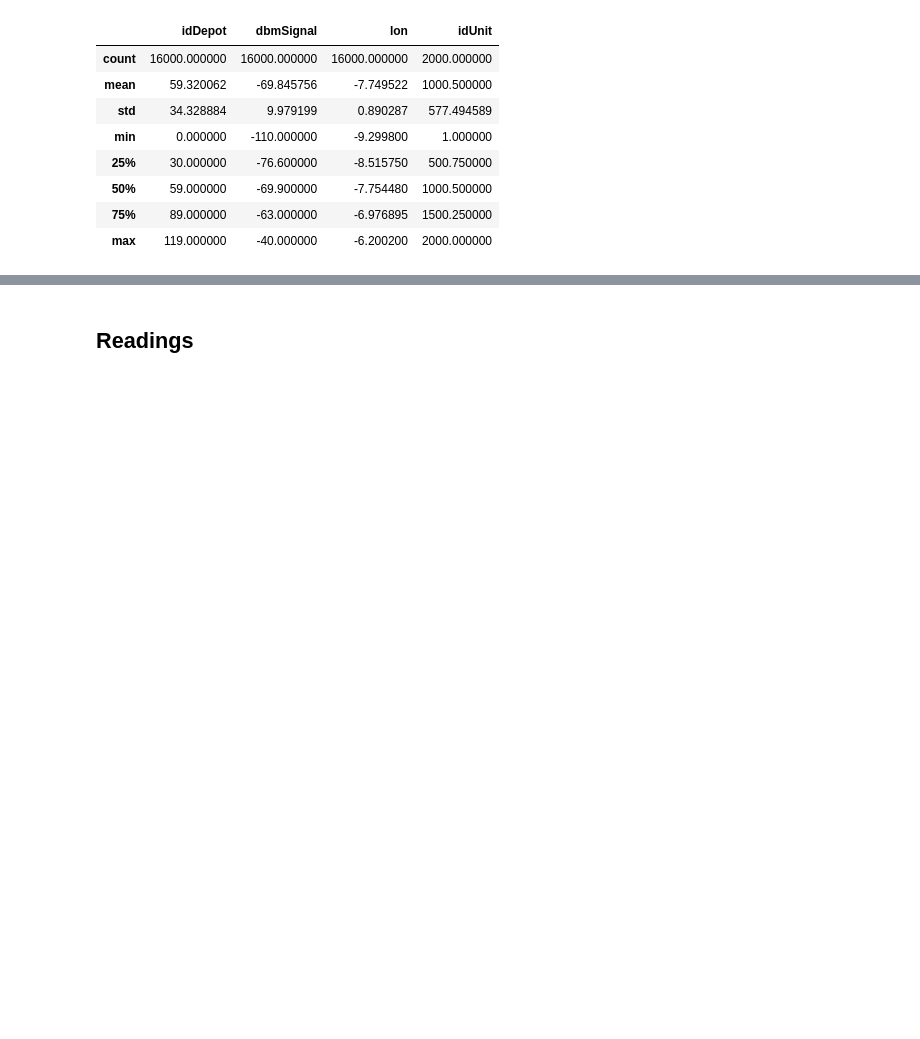
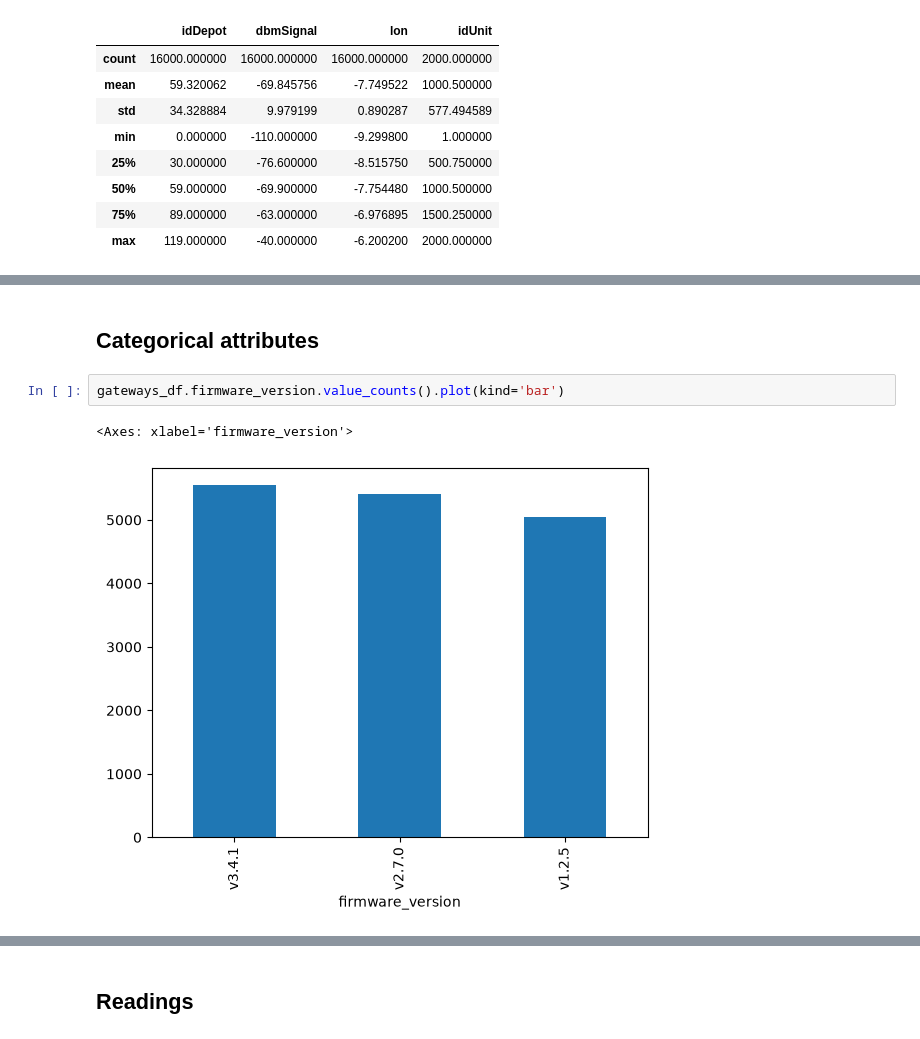
Before and after one commit to CIEXYZ/IAU_Kysil_Petrishka, a Jupyter notebook: src/phase1.ipynb, the cells around one changed output, grey strips where cells are left out. Saved outputs shown, nothing was run; the diff lists cells and outputs as text; blank space fills up the shorter version.

```diff
--- a/src/phase1.ipynb
+++ b/src/phase1.ipynb
@@ -173,0 +127,7 @@ array([[<Axes: title={'center': 'idDepot'}>,
+# %% [markdown]
+## Categorical attributes
+# %%
+gateways_df.firmware_version.value_counts().plot(kind='bar')
+# %% [output]
+<Axes: xlabel='firmware_version'>
+[figure, added]
```
Also changed, not shown: parts of 30 cells of this notebook.
